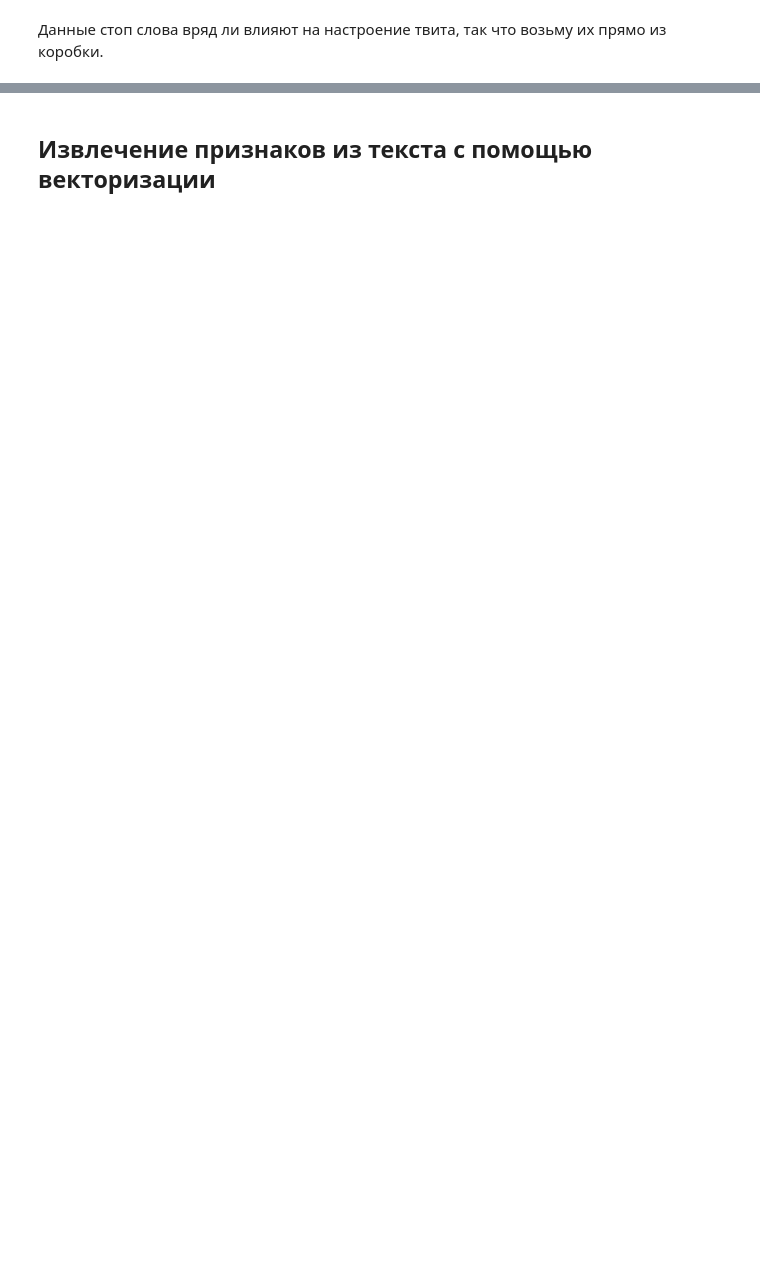
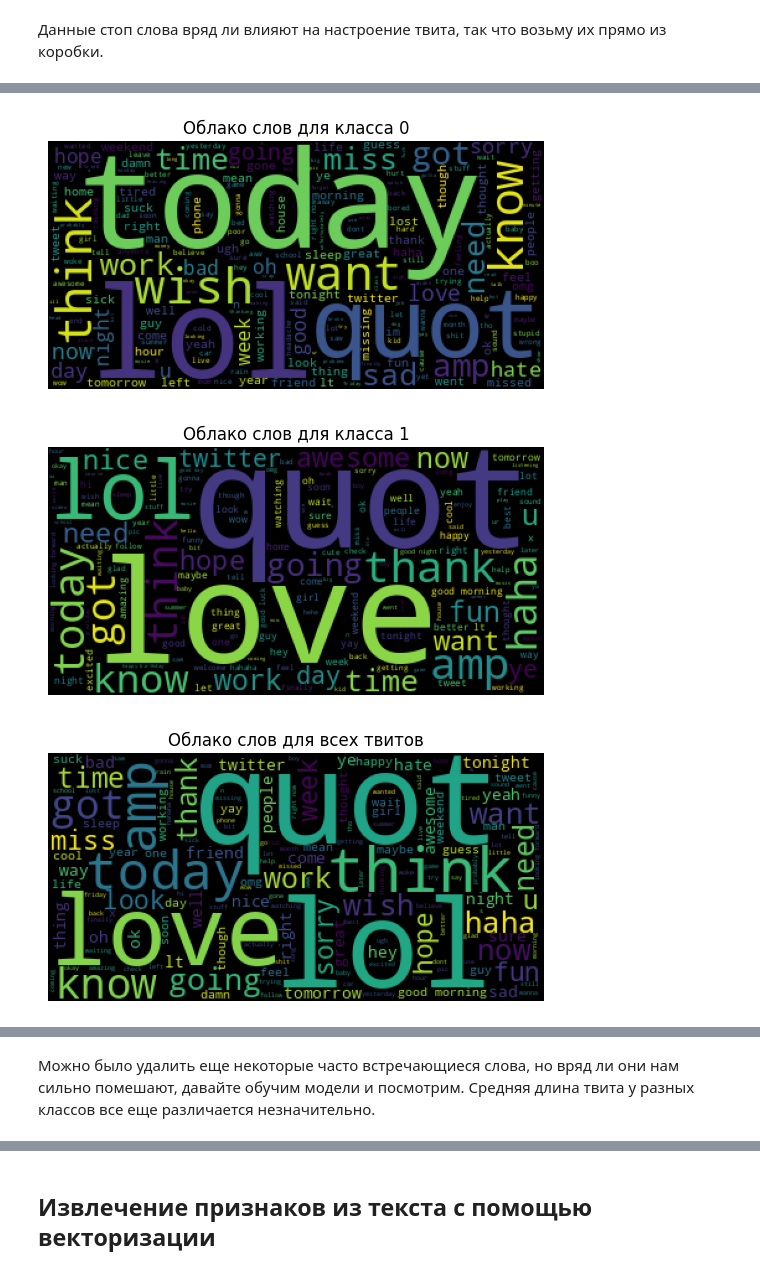
Before and after one commit to sad-bkt/sentiment_classification, a Jupyter notebook: sentiment_classification.ipynb, the cells around one changed output, grey strips where cells are left out. Cells and saved outputs as stored; diff of their text form; code cells hidden in the pictures; blank space fills up the shorter version.

```diff
--- a/sentiment_classification.ipynb
+++ b/sentiment_classification.ipynb
@@ -145,0 +197,4 @@ data.sample(10)
+# %%
+data = data.drop(columns=['text'])
+data = data.rename(columns={'cleaned_text':'text'})
+data.sample(10)
@@ -145,0 +213,5 @@ data.sample(10)
+# %%
+%%time
+
+print_info_about_dataset(data)
+# %% [output]
@@ -145,0 +220,3 @@ data.sample(10)
+[figure, added]
+[figure, added]
+[figure, added]
@@ -145,0 +224,2 @@ data.sample(10)
+# %% [markdown]
+Можно было удалить еще некоторые часто встречающиеся слова, но вряд ли они нам сильно помешают, давайте обучим модели и посмотрим. Средняя длина твита у разных классов все еще различается незначительно.
```
Also changed, not shown: parts of 53 cells of this notebook, 8 other files.
